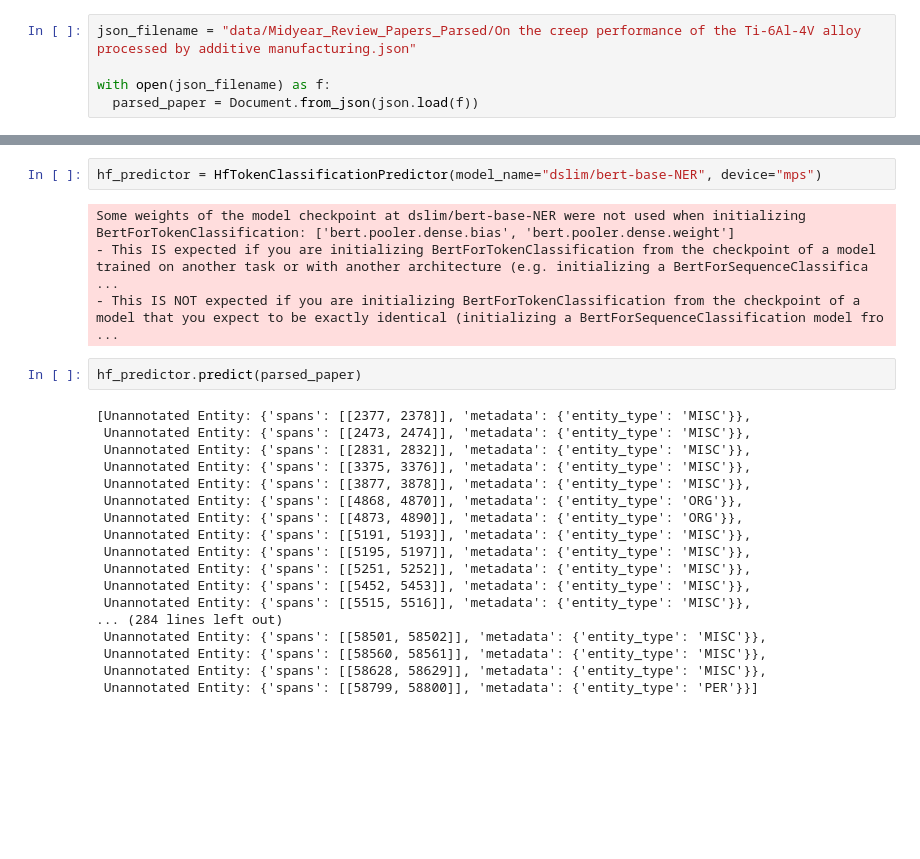
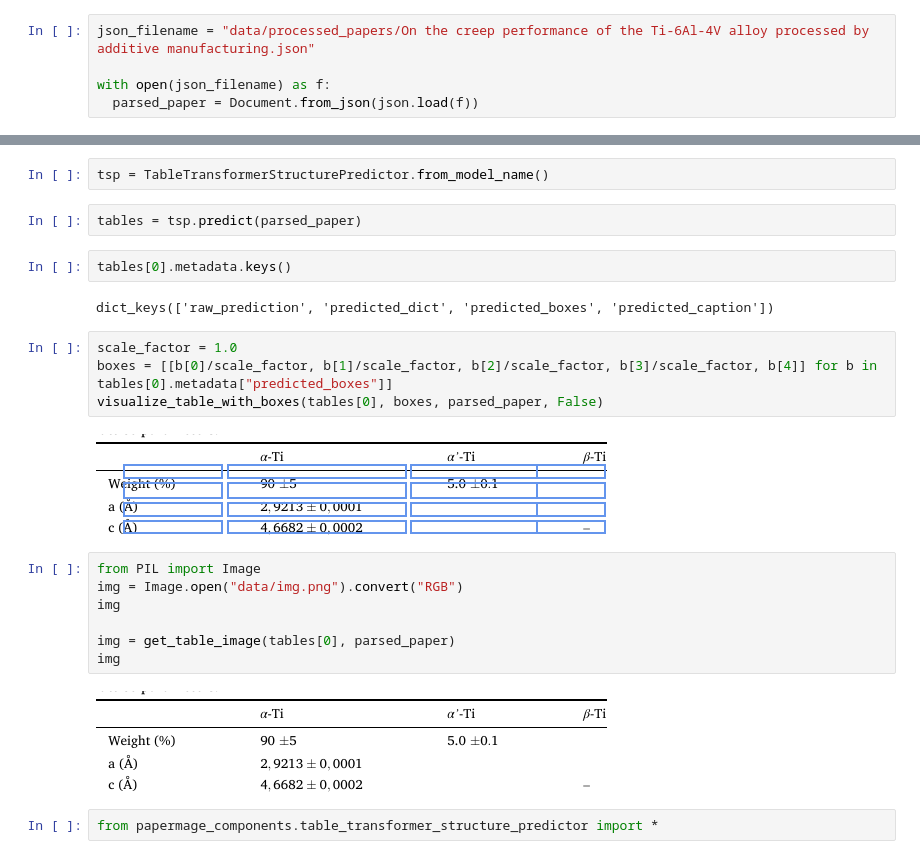
Before and after one commit to gsireesh/ht-max, a Jupyter notebook: dev_test_with_serialized_pdf.ipynb, the cells around one changed output, grey strips where cells are left out. Cells and saved outputs as stored; diff of their text form; blank space fills up the shorter version.

Commit message:
WIP debugging table structure detection

```diff
--- a/dev_test_with_serialized_pdf.ipynb
+++ b/dev_test_with_serialized_pdf.ipynb
@@ -9,5 +14,5 @@ from papermage_components.hf_token_classification_predictor import HfTokenClassi
 # %%
-json_filename = "data/Midyear_Review_Papers_Parsed/On the creep performance of the Ti‐6Al‐4V alloy processed by additive manufacturing.json"
+json_filename = "data/processed_papers/On the creep performance of the Ti‐6Al‐4V alloy processed by additive manufacturing.json"
 
 with open(json_filename) as f:
   parsed_paper = Document.from_json(json.load(f))
@@ -18,26 +23,25 @@ Document with 27 layers: ['symbols', 'images', 'metadata', 'tokens', 'rows', 'pa
-# %%
-hf_predictor = HfTokenClassificationPredictor(model_name="dslim/bert-base-NER", device="mps")
-# %% [output]
-Some weights of the model checkpoint at dslim/bert-base-NER were not used when initializing BertForTokenClassification: ['bert.pooler.dense.bias', 'bert.pooler.dense.weight']
-- This IS expected if you are initializing BertForTokenClassification from the checkpoint of a model trained on another task or with another architecture (e.g. initializing a BertForSequenceClassifica ...
-- This IS NOT expected if you are initializing BertForTokenClassification from the checkpoint of a model that you expect to be exactly identical (initializing a BertForSequenceClassification model fro ...
-# %%
-hf_predictor.predict(parsed_paper)
-# %% [output]
-[Unannotated Entity: {'spans': [[2377, 2378]], 'metadata': {'entity_type': 'MISC'}},
- Unannotated Entity: {'spans': [[2473, 2474]], 'metadata': {'entity_type': 'MISC'}},
- Unannotated Entity: {'spans': [[2831, 2832]], 'metadata': {'entity_type': 'MISC'}},
- Unannotated Entity: {'spans': [[3375, 3376]], 'metadata': {'entity_type': 'MISC'}},
- Unannotated Entity: {'spans': [[3877, 3878]], 'metadata': {'entity_type': 'MISC'}},
- Unannotated Entity: {'spans': [[4868, 4870]], 'metadata': {'entity_type': 'ORG'}},
- Unannotated Entity: {'spans': [[4873, 4890]], 'metadata': {'entity_type': 'ORG'}},
- Unannotated Entity: {'spans': [[5191, 5193]], 'metadata': {'entity_type': 'MISC'}},
- Unannotated Entity: {'spans': [[5195, 5197]], 'metadata': {'entity_type': 'MISC'}},
- Unannotated Entity: {'spans': [[5251, 5252]], 'metadata': {'entity_type': 'MISC'}},
- Unannotated Entity: {'spans': [[5452, 5453]], 'metadata': {'entity_type': 'MISC'}},
- Unannotated Entity: {'spans': [[5515, 5516]], 'metadata': {'entity_type': 'MISC'}},
-... (284 lines left out)
- Unannotated Entity: {'spans': [[58501, 58502]], 'metadata': {'entity_type': 'MISC'}},
- Unannotated Entity: {'spans': [[58560, 58561]], 'metadata': {'entity_type': 'MISC'}},
- Unannotated Entity: {'spans': [[58628, 58629]], 'metadata': {'entity_type': 'MISC'}},
- Unannotated Entity: {'spans': [[58799, 58800]], 'metadata': {'entity_type': 'PER'}}]
+# %%
+tsp = TableTransformerStructurePredictor.from_model_name()
+# %%
+tables = tsp.predict(parsed_paper)
+# %%
+tables[0].metadata.keys()
+# %% [output]
+dict_keys(['raw_prediction', 'predicted_dict', 'predicted_boxes', 'predicted_caption'])
+# %%
+scale_factor = 1.0
+boxes = [[b[0]/scale_factor, b[1]/scale_factor, b[2]/scale_factor, b[3]/scale_factor, b[4]] for b in tables[0].metadata["predicted_boxes"]]
+visualize_table_with_boxes(tables[0], boxes, parsed_paper, False)
+# %% [output]
+[figure, added]
+# %%
+from PIL import Image
+img = Image.open("data/img.png").convert("RGB")
+img
+
+img = get_table_image(tables[0], parsed_paper)
+img
+# %% [output]
+[figure, added]
+# %%
+from papermage_components.table_transformer_structure_predictor import *
```
Also changed, not shown: parts of 11 cells of this notebook, 1 other file.
